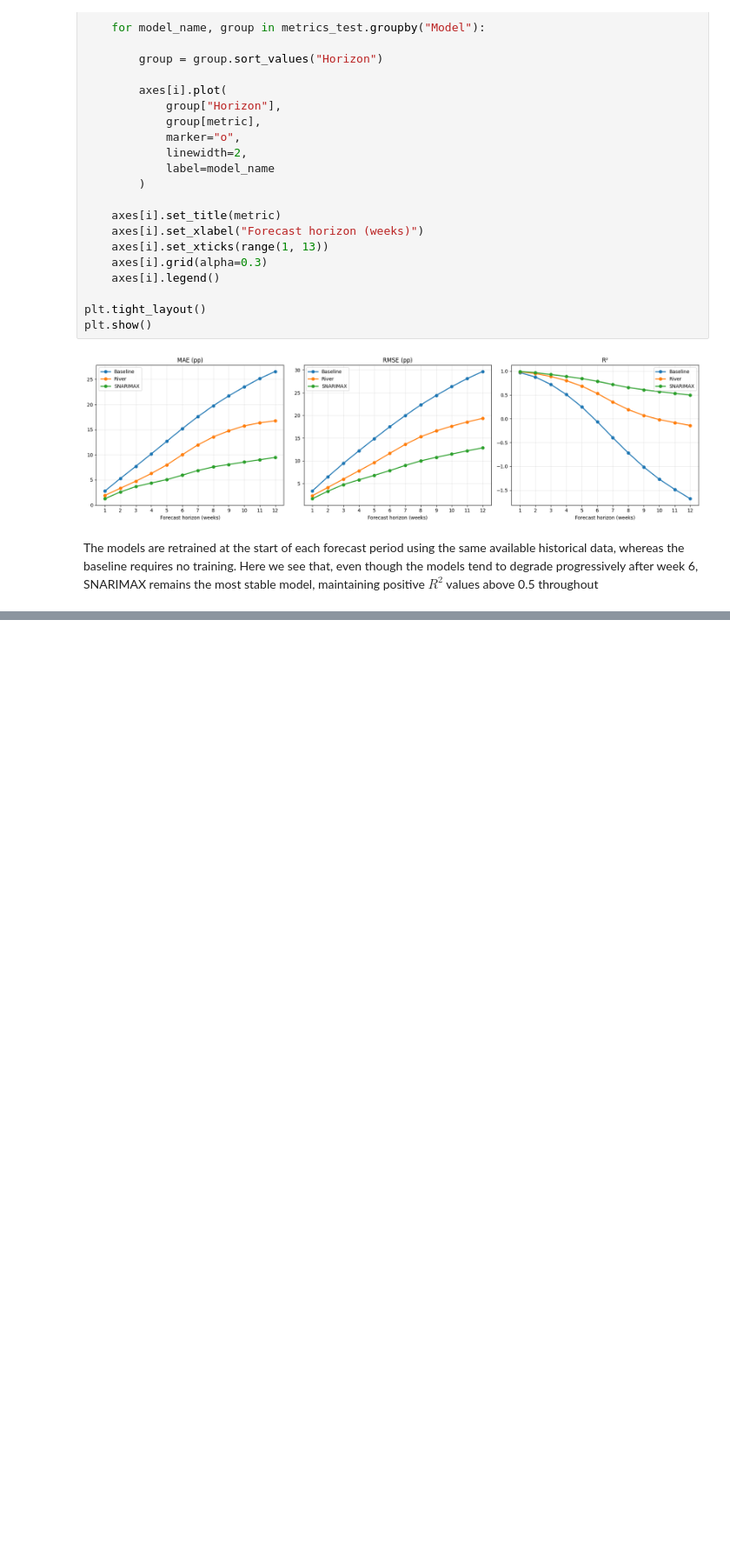
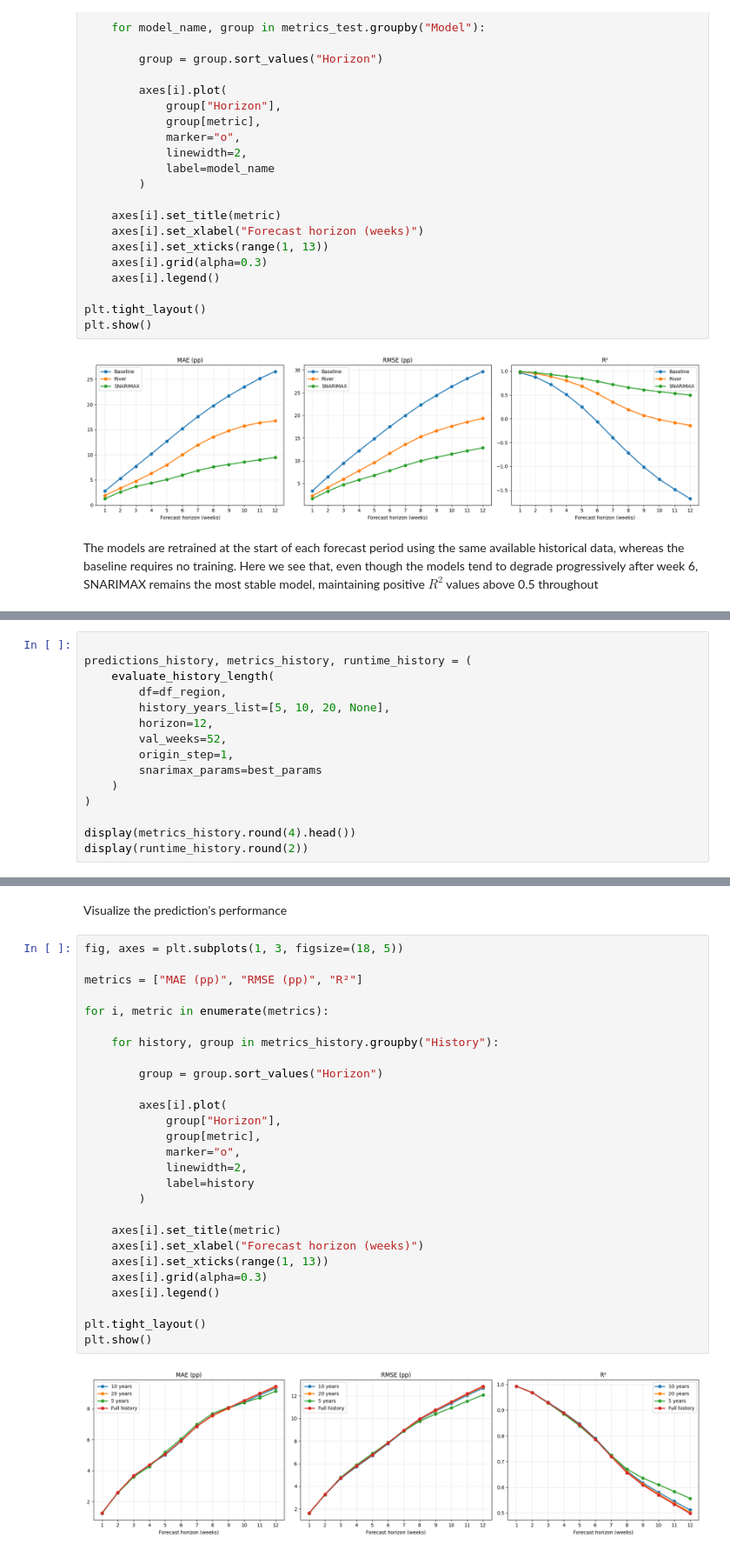
Before and after one commit to phkhle/IND320, a Jupyter notebook: jupyter_notebooks/assignment4.ipynb, the cells around one changed output, grey strips where cells are left out. Shown at 87% size. Saved outputs shown, nothing was run; the diff lists cells and outputs as text; blank space fills up the shorter version.

Commit message:
customise training history

```diff
--- a/jupyter_notebooks/assignment4.ipynb
+++ b/jupyter_notebooks/assignment4.ipynb
@@ -546,0 +472,15 @@ fig.show()
+# %%
+
+predictions_history, metrics_history, runtime_history = (
+    evaluate_history_length(
+        df=df_region,
+        history_years_list=[5, 10, 20, None],
+        horizon=12,
+        val_weeks=52,
+        origin_step=1,
+        snarimax_params=best_params
+    )
+)
+
+display(metrics_history.round(4).head())
+display(runtime_history.round(2))
@@ -546,0 +503,31 @@ fig.show()
+# %% [markdown]
+Visualize the prediction's performance
+# %%
+fig, axes = plt.subplots(1, 3, figsize=(18, 5))
+
+metrics = ["MAE (pp)", "RMSE (pp)", "R²"]
+
+for i, metric in enumerate(metrics):
+
+    for history, group in metrics_history.groupby("History"):
+
+        group = group.sort_values("Horizon")
+
+        axes[i].plot(
+            group["Horizon"],
+            group[metric],
+            marker="o",
+            linewidth=2,
+            label=history
+        )
+
+    axes[i].set_title(metric)
+    axes[i].set_xlabel("Forecast horizon (weeks)")
+    axes[i].set_xticks(range(1, 13))
+    axes[i].grid(alpha=0.3)
+    axes[i].legend()
+
+plt.tight_layout()
+plt.show()
+# %% [output]
+[figure, added]
```
Also changed, not shown: parts of 18 cells of this notebook, 1 other file.
